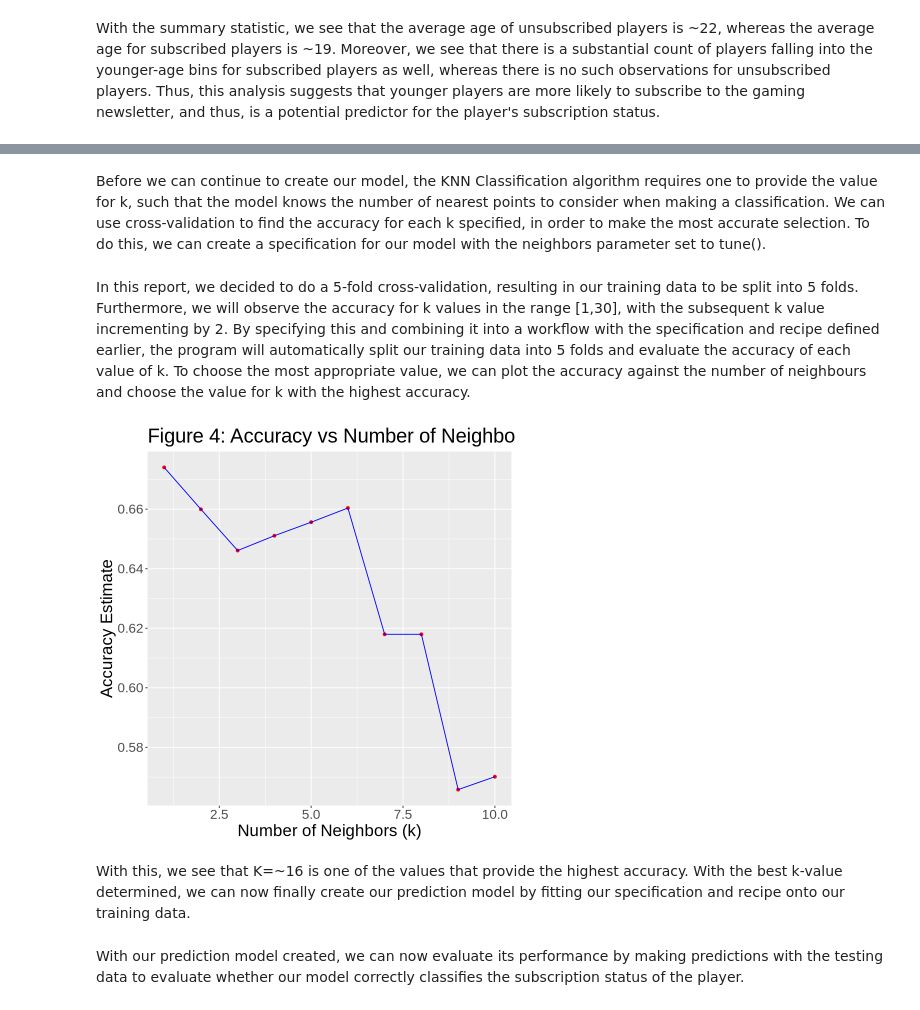
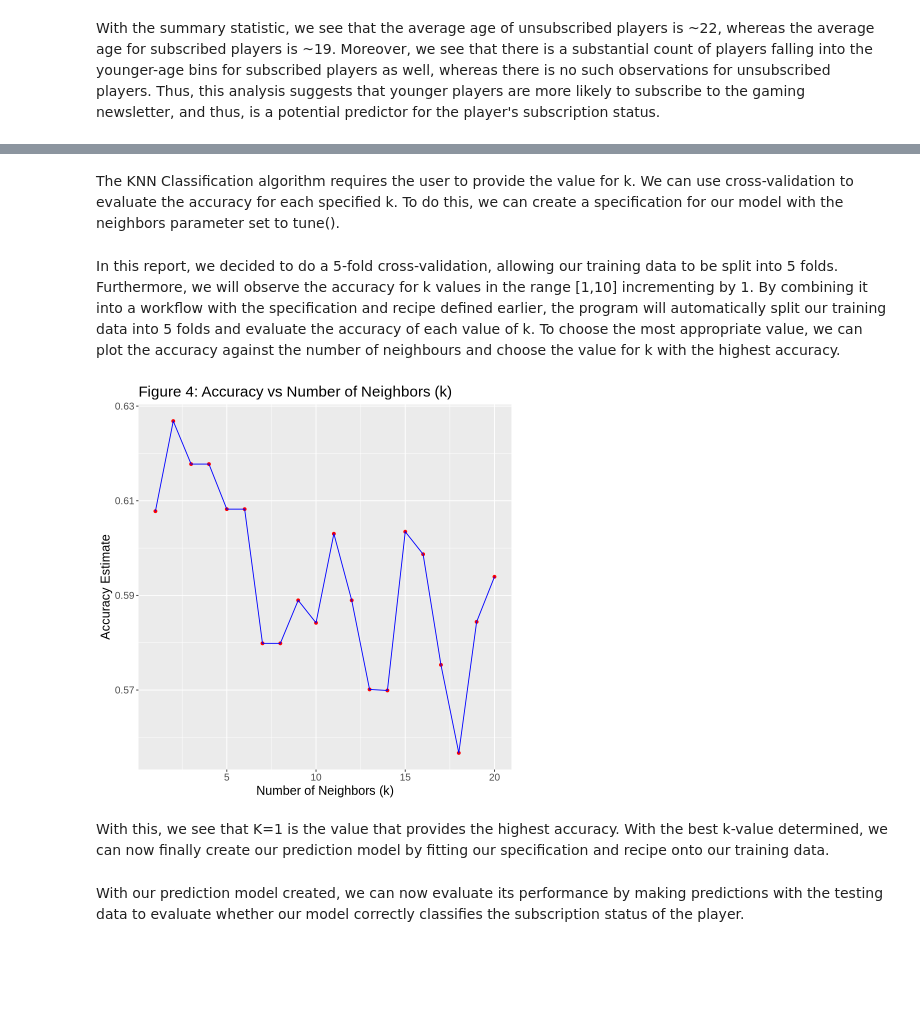
Before and after one commit to dilnadavi/DSCI100Project, a Jupyter notebook: Second Final Draft.ipynb, the cells around one changed output, grey strips where cells are left out. Drawn from its saved outputs; the diff is of its cells as text; code cells hidden in the pictures; blank space fills up the shorter version.

```diff
--- a/Second Final Draft.ipynb
+++ b/Second Final Draft.ipynb
@@ -141,4 +141,4 @@ ups_recipe <- recipe(subscribe ~ ., data = wrangled_players_data) |>
   step_upsample(subscribe, over_ratio = 1, skip = FALSE) |>
   prep()
 
-upsampled_platers <- bake(ups_recipe, wrangled_players_data)
+upsampled_players <- bake(ups_recipe, wrangled_players_data)
@@ -170,6 +185,6 @@ It is difficult to evaluate the performance of our prediction model as we do not
 library(tidymodels)
 
 set.seed(4235)
-players_split <- initial_split(upsampled_platers, prop = 0.75, strata = subscribe)
+players_split <- initial_split(upsampled_players, prop = 0.75, strata = subscribe)
 players_training <- training(players_split)
 players_testing <- testing(players_split)
@@ -180,4 +212,4 @@ players_recipe <- recipe(subscribe ~ played_hours + Age,
   step_scale(all_predictors()) |>
   step_center(all_predictors())
 # %% [markdown]
-Before we can continue to create our model, the KNN Classification algorithm requires one to provide the value for k, such that the model knows the number of nearest points to consider when making a classification. We can use cross-validation to find the accuracy for each k specified, in order to make the most accurate selection. To do this, we can create a specification for our model with the neighbors parameter set to tune().
+The KNN Classification algorithm requires the user to provide the value for k. We can use cross-validation to evaluate the accuracy for each specified k. To do this, we can create a specification for our model with the neighbors parameter set to tune().
@@ -188,28 +216,33 @@ knn_spec <- nearest_neighbor(weight_func = "rectangular", neighbors = tune()) |>
 # %% [markdown]
-In this report, we decided to do a 5-fold cross-validation, resulting in our training data to be split into 5 folds. Furthermore, we will observe the accuracy for k values in the range [1,30], with the subsequent k value incrementing by 2. By specifying this and combining it into a workflow with the specification and recipe defined earlier, the program will automatically split our training data into 5 folds and evaluate the accuracy of each value of k. To choose the most appropriate value, we can plot the accuracy against the number of neighbours and choose the value for k with the highest accuracy.
+In this report, we decided to do a 5-fold cross-validation, allowing our training data to be split into 5 folds. Furthermore, we will observe the accuracy for k values in the range [1,10] incrementing by 1. By combining it into a workflow with the specification and recipe defined earlier, the program will automatically split our training data into 5 folds and evaluate the accuracy of each value of k. To choose the most appropriate value, we can plot the accuracy against the number of neighbours and choose the value for k with the highest accuracy.
 # %%
 set.seed(2000)
+
+knn_spec <- nearest_neighbor(weight_func = "rectangular", neighbors = tune()) |>
+            set_engine("kknn") |>
+            set_mode("classification")
+
 players_vfold <- vfold_cv(players_training, v = 5, strata = subscribe)
 
-k_vals <- tibble(neighbors = seq(from = 1, to = 10, by = 1))
+k_vals <- tibble(neighbors = seq(from = 1, to = 20, by = 1))
 
 knn_results <- workflow() |> add_recipe(players_recipe) |> add_model(knn_spec) |> tune_grid(resamples = players_vfold, grid = k_vals) |> collect_metrics()
 
 accuracies <- knn_results |>
                  filter(.metric == 'accuracy')
 
 cross_val_plot <- ggplot(accuracies, aes(x = neighbors, y = mean)) +
   geom_point(color = "red") +
   geom_line(color = "blue") +
   labs(
     title = "Figure 4: Accuracy vs Number of Neighbors (k)",
     x = "Number of Neighbors (k)",
     y = "Accuracy Estimate") +
-theme(text = element_text(size = 20))
+theme(text = element_text(size = 15))
 
 cross_val_plot
 # %% [output]
-[figure, old version]
+[figure, new version]
 # %% [markdown]
-With this, we see that K=~16 is one of the values that provide the highest accuracy. With the best k-value determined, we can now finally create our prediction model by fitting our specification and recipe onto our training data.
+With this, we see that K=1 is the value that provides the highest accuracy. With the best k-value determined, we can now finally create our prediction model by fitting our specification and recipe onto our training data.
 # %%
```
Also changed, not shown: parts of 28 cells of this notebook.
